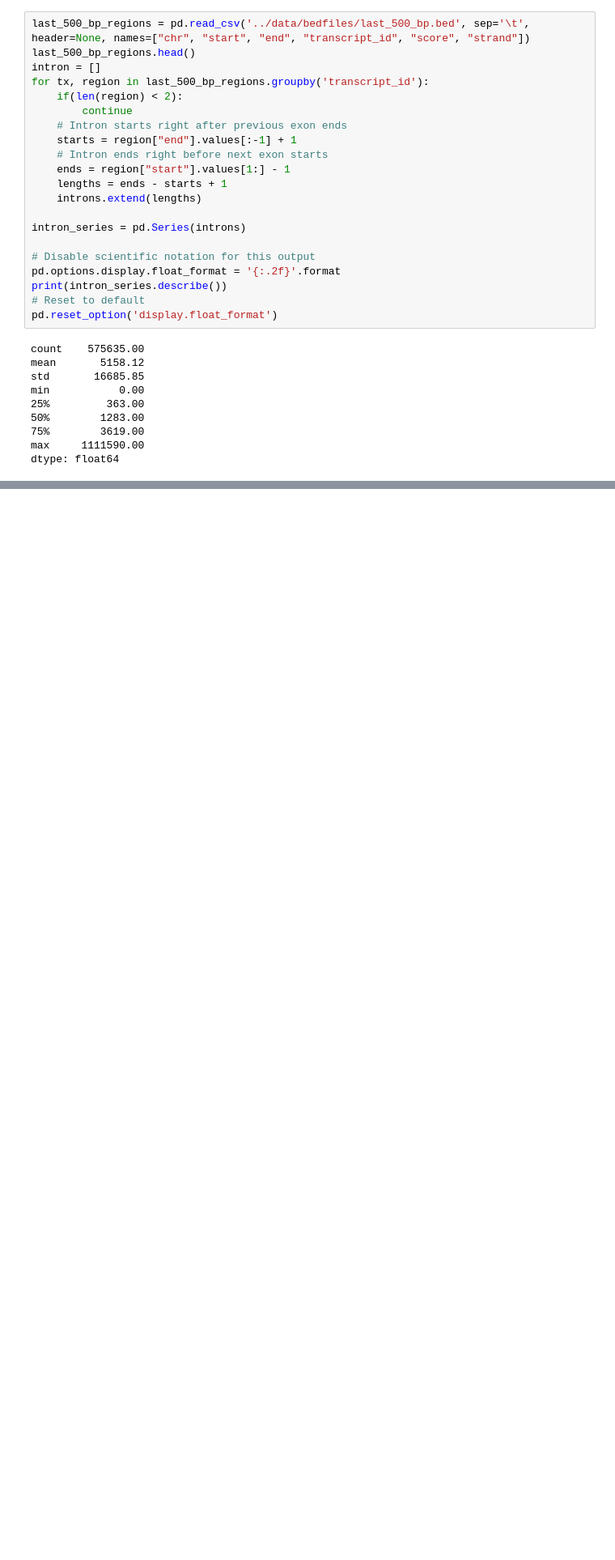
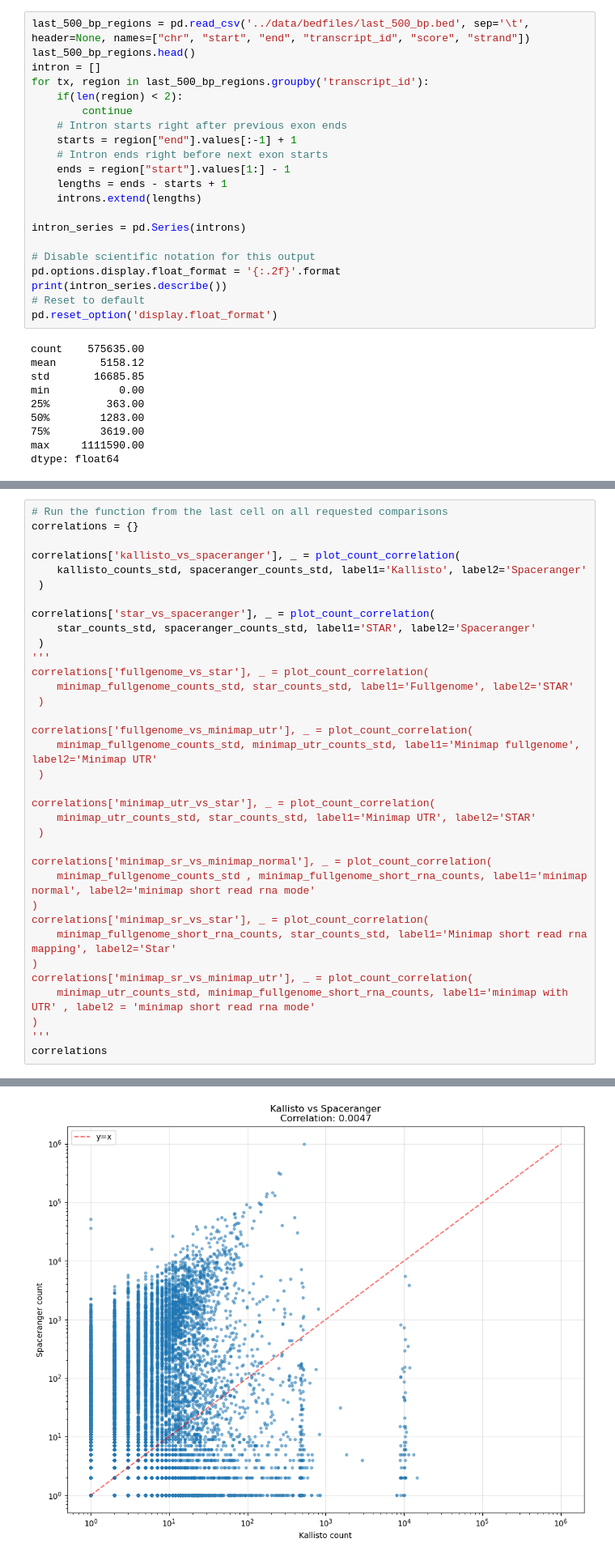
Before and after one commit to tolgatabanli/scCount_gobi, a Jupyter notebook: prototyping/playground.ipynb, the cells around one changed output, grey strips where cells are left out. Shown at 81% size. Drawn from its saved outputs; the diff is of its cells as text; blank space fills up the shorter version.

```diff
--- a/prototyping/playground.ipynb
+++ b/prototyping/playground.ipynb
@@ -342,0 +537,36 @@ dtype: float64
+# %%
+# Run the function from the last cell on all requested comparisons
+correlations = {}
+
+correlations['kallisto_vs_spaceranger'], _ = plot_count_correlation(
+    kallisto_counts_std, spaceranger_counts_std, label1='Kallisto', label2='Spaceranger'
+ )
+
+correlations['star_vs_spaceranger'], _ = plot_count_correlation(
+    star_counts_std, spaceranger_counts_std, label1='STAR', label2='Spaceranger'
+ )
+'''
+correlations['fullgenome_vs_star'], _ = plot_count_correlation(
+    minimap_fullgenome_counts_std, star_counts_std, label1='Fullgenome', label2='STAR'
+ )
+
+correlations['fullgenome_vs_minimap_utr'], _ = plot_count_correlation(
+    minimap_fullgenome_counts_std, minimap_utr_counts_std, label1='Minimap fullgenome', label2='Minimap UTR'
+ )
+
+correlations['minimap_utr_vs_star'], _ = plot_count_correlation(
+    minimap_utr_counts_std, star_counts_std, label1='Minimap UTR', label2='STAR'
+ )
+
+correlations['minimap_sr_vs_minimap_normal'], _ = plot_count_correlation(
+    minimap_fullgenome_counts_std , minimap_fullgenome_short_rna_counts, label1='minimap normal', label2='minimap short read rna mode'
+)
+correlations['minimap_sr_vs_star'], _ = plot_count_correlation(
+    minimap_fullgenome_short_rna_counts, star_counts_std, label1='Minimap short read rna mapping', label2='Star'
+)
+correlations['minimap_sr_vs_minimap_utr'], _ = plot_count_correlation(
+    minimap_utr_counts_std, minimap_fullgenome_short_rna_counts, label1='minimap with UTR' , label2 = 'minimap short read rna mode'
+)
+'''
+correlations
+# %% [output]
@@ -342,0 +574 @@ dtype: float64
+[figure, added]
```
Also changed, not shown: parts of 9 cells of this notebook, 2 other files.
